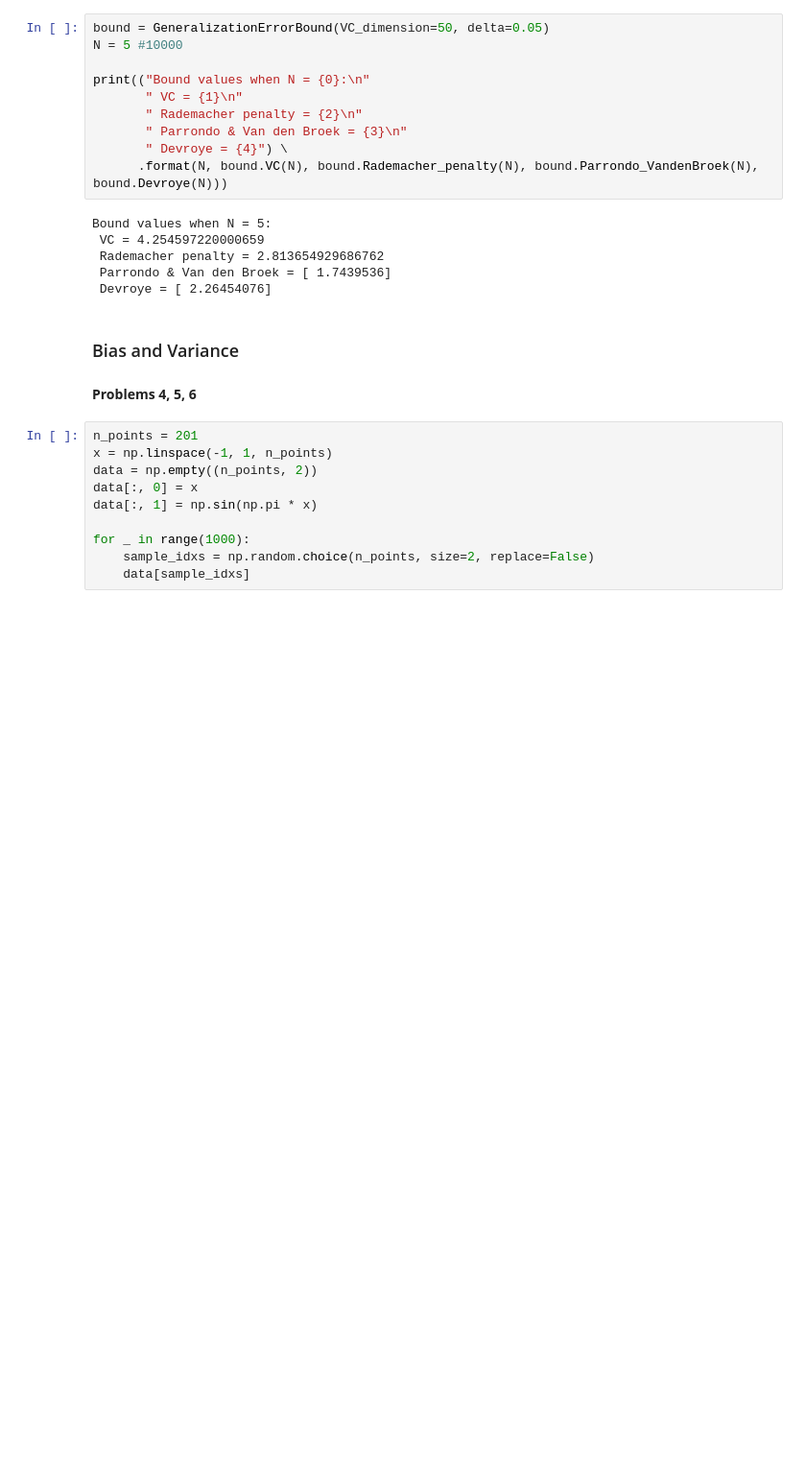
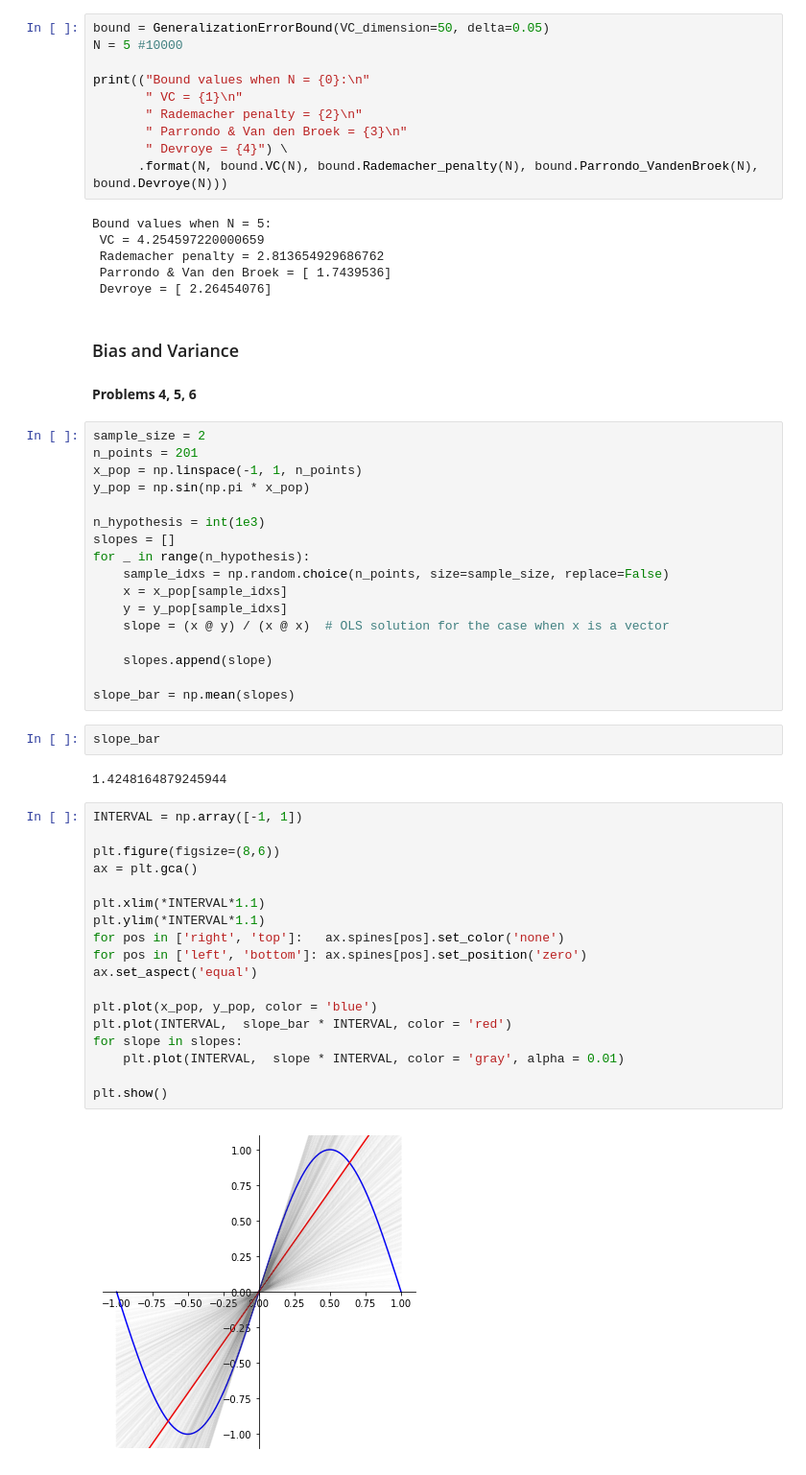
Before and after one commit to ribitskiyb/cs1156x, a Jupyter notebook: hw4.ipynb, the cells around one changed output. Shown at 96% size. Cells and saved outputs as stored; diff of their text form; blank space fills up the shorter version.

Commit message:
Added solution for question 4 of homework 3

```diff
--- a/hw4.ipynb
+++ b/hw4.ipynb
@@ -71,12 +71,43 @@ Bound values when N = 5:
 # %% [markdown]
 **Problems 4, 5, 6**
 # %%
+sample_size = 2
 n_points = 201
-x = np.linspace(-1, 1, n_points)
-data = np.empty((n_points, 2))
-data[:, 0] = x
-data[:, 1] = np.sin(np.pi * x)
+x_pop = np.linspace(-1, 1, n_points)
+y_pop = np.sin(np.pi * x_pop)
 
-for _ in range(1000):
-    sample_idxs = np.random.choice(n_points, size=2, replace=False)
-    data[sample_idxs]
+n_hypothesis = int(1e3)
+slopes = []
+for _ in range(n_hypothesis):
+    sample_idxs = np.random.choice(n_points, size=sample_size, replace=False)
+    x = x_pop[sample_idxs]
+    y = y_pop[sample_idxs]
+    slope = (x @ y) / (x @ x)  # OLS solution for the case when x is a vector
+
+    slopes.append(slope)
+
+slope_bar = np.mean(slopes)
+# %%
+slope_bar
+# %% [output]
+1.4248164879245944
+# %%
+INTERVAL = np.array([-1, 1])
+
+plt.figure(figsize=(8,6))
+ax = plt.gca()
+
+plt.xlim(*INTERVAL*1.1)
+plt.ylim(*INTERVAL*1.1)
+for pos in ['right', 'top']:   ax.spines[pos].set_color('none')
+for pos in ['left', 'bottom']: ax.spines[pos].set_position('zero')
+ax.set_aspect('equal')
+
+plt.plot(x_pop, y_pop, color = 'blue')
+plt.plot(INTERVAL,  slope_bar * INTERVAL, color = 'red')
+for slope in slopes:
+    plt.plot(INTERVAL,  slope * INTERVAL, color = 'gray', alpha = 0.01)
+
+plt.show()
+# %% [output]
+[figure, added]
```
Also changed, not shown: 1 other file.
